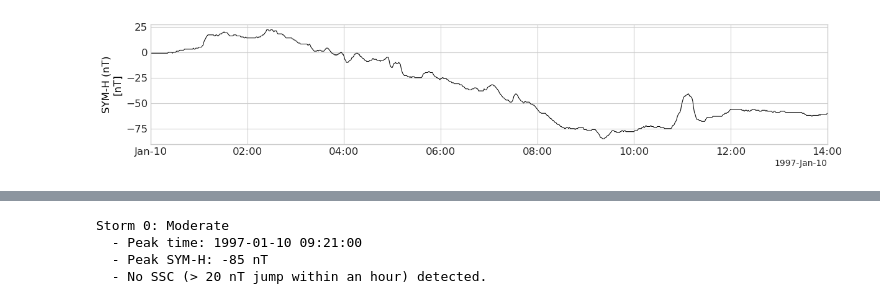
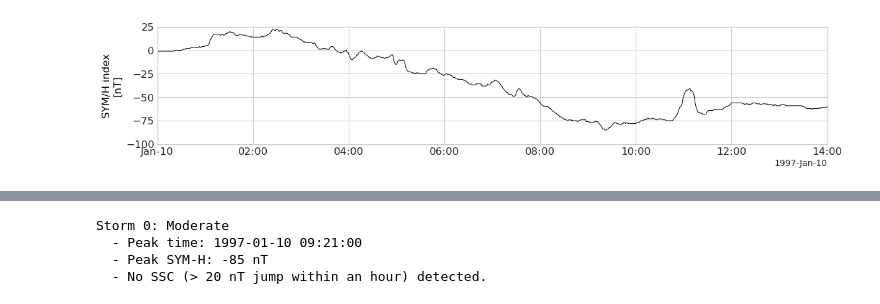
Before and after one commit to choongminum/storm199701, a Jupyter notebook: runs/raeder/c030/plots/geo_data_c030.ipynb, the cells around one changed output, grey strips where cells are left out. Drawn from its saved outputs; the diff is of its cells as text; code cells hidden in the pictures.

```diff
--- a/runs/raeder/c030/plots/geo_data_c030.ipynb
+++ b/runs/raeder/c030/plots/geo_data_c030.ipynb
@@ -40,17 +47,16 @@ pyspedas.omni.data(trange=trange, datatype="1min", time_clip=True)
 plt.style.use("seaborn-v0_8-whitegrid")
 # %%
 # Plot the SYM-H index.
-options("SYM_H", "ytitle", "SYM-H (nT)")
-
 vars_to_plot = ["SYM_H"]
 
+options(vars_to_plot, "yrange", [-100, 25])
 options(vars_to_plot, "alpha", 1.0)
 options(vars_to_plot, "line_width", 0.75)
 
 # Plot the geomagnetic data.
 tplot(vars_to_plot, trange, ysize=2.5 * len(vars_to_plot))
 # %% [output]
-[figure, old version]
+[figure, new version]
 # %%
 # Extract data.
 time_sym_h, data_sym_h = get_data("SYM_H")
```
Also changed, not shown: parts of 34 cells of this notebook, 5 other files.
